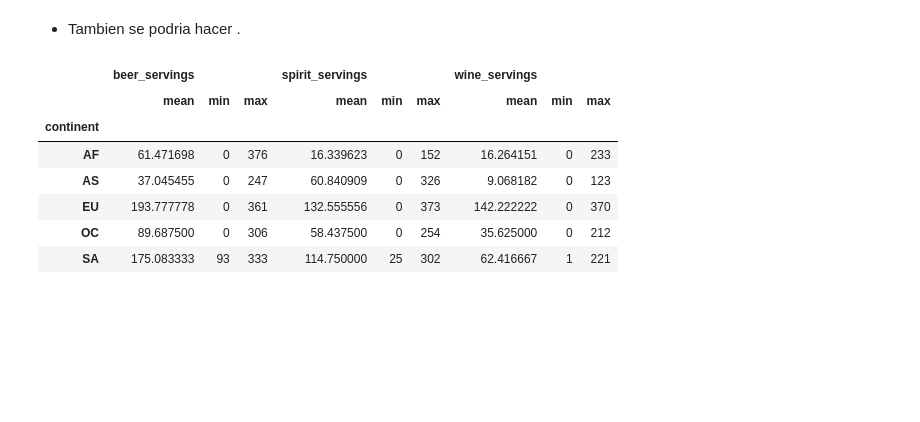
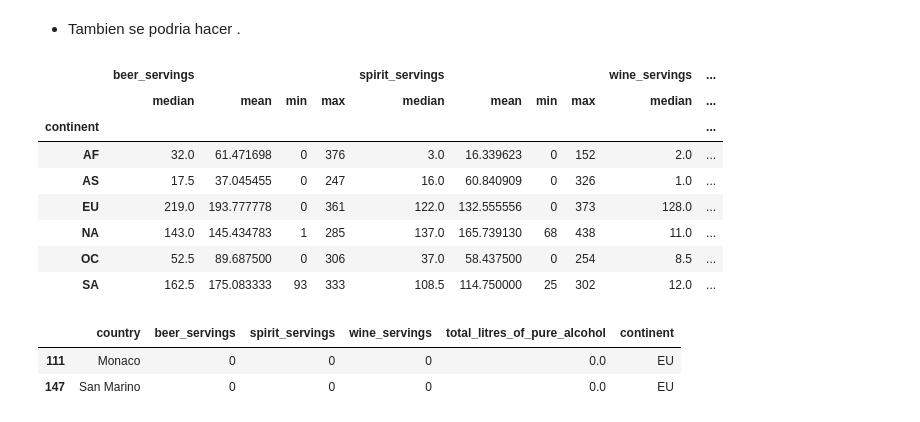
Before and after one commit to DenisiaPelu/DS102024, a Jupyter notebook: 2-DataAnalysis/2-Pandas/Practica/5-Alcohol_Consumption/Alcohol_Consumption.ipynb, the cells around one changed output. Saved outputs shown, nothing was run; the diff lists cells and outputs as text; code cells hidden in the pictures; blank space fills up the shorter version.

```diff
--- a/2-DataAnalysis/2-Pandas/Practica/5-Alcohol_Consumption/Alcohol_Consumption.ipynb
+++ b/2-DataAnalysis/2-Pandas/Practica/5-Alcohol_Consumption/Alcohol_Consumption.ipynb
@@ -97,0 +130,2 @@ Name: beer_servings, dtype: float64
+# %%
+bebidas['continent'].fillna('NA',inplace=True)
@@ -148,13 +217,20 @@ bebidas.groupby('continent')[['beer_servings','spirit_servings','wine_servings']
 # %% [markdown]
 - Tambien se podria hacer .
 # %%
-bebidas.groupby('continent')[['beer_servings','spirit_servings','wine_servings']].agg(['mean', 'min', 'max'])
+bebidas.groupby('continent')[['beer_servings','spirit_servings','wine_servings','total_litres_of_pure_alcohol']].agg(['median','mean', 'min', 'max'])
 # %% [output]
-|  | beer_servings |  |  | spirit_servings |  |  | wine_servings |  |  |
-|  | mean | min | max | mean | min | max | mean | min | max |
-| continent |  |  |  |  |  |  |  |  |  |
-| AF | 61.471698 | 0 | 376 | 16.339623 | 0 | 152 | 16.264151 | 0 | 233 |
-| AS | 37.045455 | 0 | 247 | 60.840909 | 0 | 326 | 9.068182 | 0 | 123 |
-| EU | 193.777778 | 0 | 361 | 132.555556 | 0 | 373 | 142.222222 | 0 | 370 |
-| OC | 89.687500 | 0 | 306 | 58.437500 | 0 | 254 | 35.625000 | 0 | 212 |
-| SA | 175.083333 | 93 | 333 | 114.750000 | 25 | 302 | 62.416667 | 1 | 221 |
+|  | beer_servings |  |  |  | spirit_servings |  |  |  | wine_servings | ... |
+|  | median | mean | min | max | median | mean | min | max | median | ... |
+| continent |  |  |  |  |  |  |  |  |  | ... |
+| AF | 32.0 | 61.471698 | 0 | 376 | 3.0 | 16.339623 | 0 | 152 | 2.0 | ... |
+| AS | 17.5 | 37.045455 | 0 | 247 | 16.0 | 60.840909 | 0 | 326 | 1.0 | ... |
+| EU | 219.0 | 193.777778 | 0 | 361 | 122.0 | 132.555556 | 0 | 373 | 128.0 | ... |
+| NA | 143.0 | 145.434783 | 1 | 285 | 137.0 | 165.739130 | 68 | 438 | 11.0 | ... |
+| OC | 52.5 | 89.687500 | 0 | 306 | 37.0 | 58.437500 | 0 | 254 | 8.5 | ... |
+| SA | 162.5 | 175.083333 | 93 | 333 | 108.5 | 114.750000 | 25 | 302 | 12.0 | ... |
+# %%
+bebidas.query("continent == 'EU' & total_litres_of_pure_alcohol==0")
+# %% [output]
+|  | country | beer_servings | spirit_servings | wine_servings | total_litres_of_pure_alcohol | continent |
+| 111 | Monaco | 0 | 0 | 0 | 0.0 | EU |
+| 147 | San Marino | 0 | 0 | 0 | 0.0 | EU |
```
Also changed, not shown: parts of 8 cells of this notebook, 3 other files.
